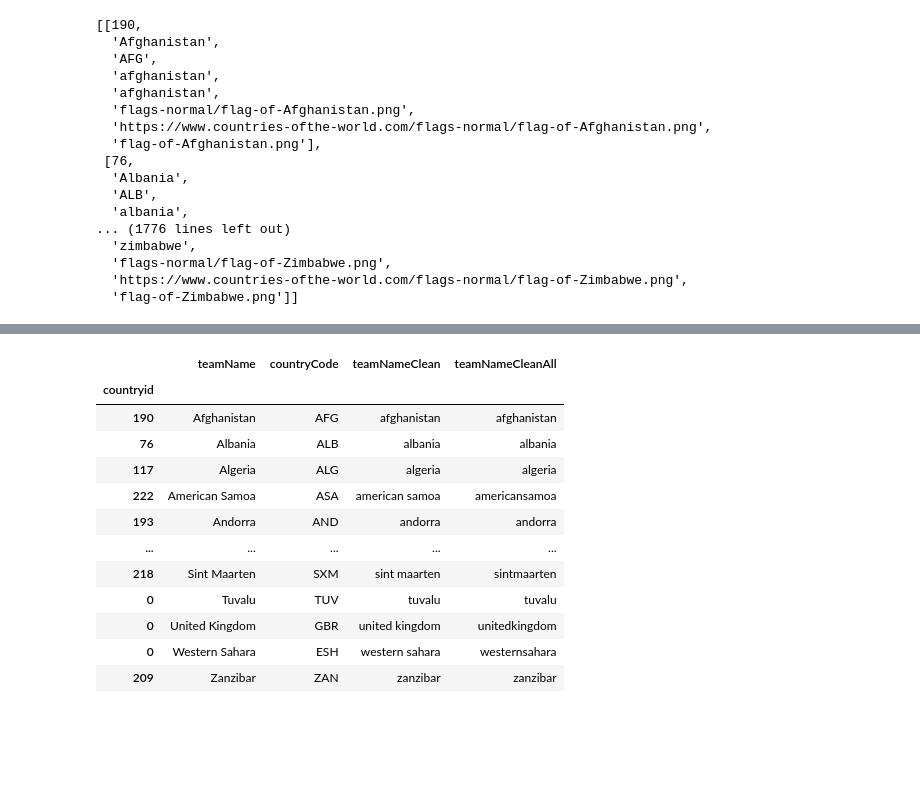
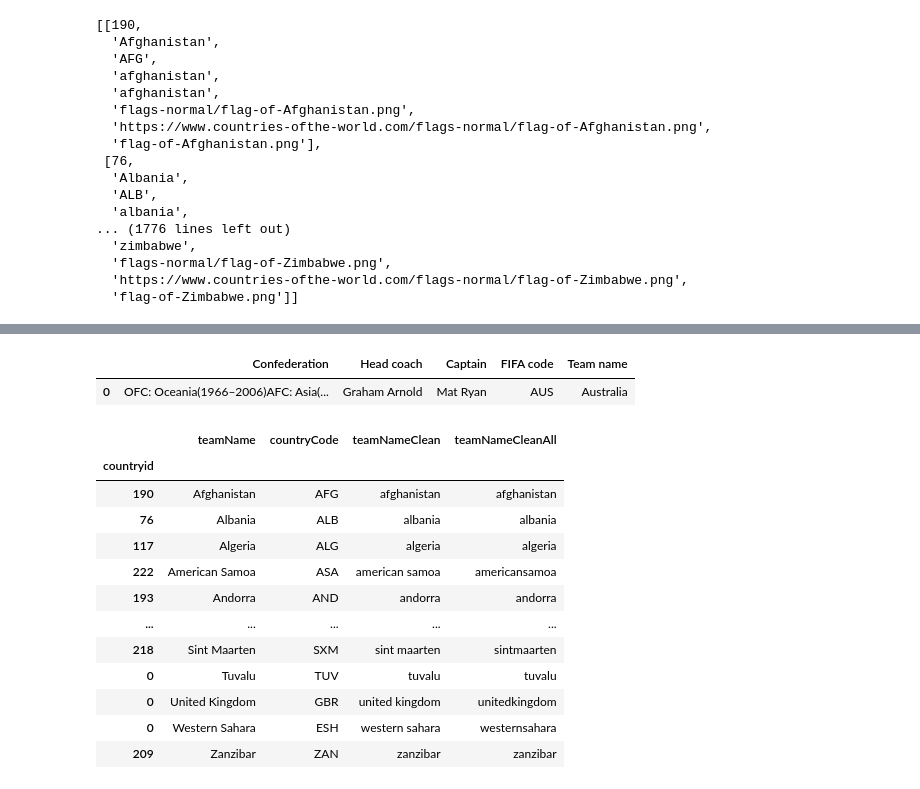
Before and after one commit to bujarkreci/jupyter-project, a Jupyter notebook: callPostgreEx/SubstringFunctionsPandas.ipynb, the cells around one changed output, grey strips where cells are left out. Drawn from its saved outputs; the diff is of its cells as text; code cells hidden in the pictures; blank space fills up the shorter version.

```diff
--- a/callPostgreEx/SubstringFunctionsPandas.ipynb
+++ b/callPostgreEx/SubstringFunctionsPandas.ipynb
@@ -551,0 +614,7 @@ DataError: (pyodbc.DataError) ('22018', '[22018] [Microsoft][ODBC Driver 17 for
+# %%
+CompleteShow=team[0].getCompleteTeamDetails(countrymapping, allteamsabove,'local')
+#cols = ["Position","Player name","Date of birth","Caps","Goals","Current club","Country","FlagPath","filename_x","image"]
+#CompleteShow = CompleteShow[cols]
+#CompleteShow
+HTML(CompleteShow.to_html(formatters={'image': image_formatter}, escape=False))
+#CompleteShow
@@ -552,3 +623,75 @@ DataError: (pyodbc.DataError) ('22018', '[22018] [Microsoft][ODBC Driver 17 for
+# %%
+import xlsxwriter
+import numpy as np
+import os
+
+def append_xls(fpath, l, df, sheet_name):
+    workbook = xlsxwriter.Workbook(fpath)
+    worksheet = workbook.add_worksheet(sheet_name)
+
+    text_format = workbook.add_format({'align': 'left', 'bold': True})
+    header_format = workbook.add_format({'align': 'left', 'fg_color': 'gray', 'bold': True})
+
+    # Widen the first column to make the text clearer.
+    #worksheet.set_column('A:A', 30)
+    #cols = ["Team name","FIFA code","Captain","Head coach","Confederation"]
+    # Insert an image.
+    worksheet.write_row(1, 1, l.columns, header_format)
+    for i, colu in enumerate(l.columns, start=1):
+        worksheet.write_row(2, i, l[colu], text_format)
+    #worksheet.insert_image('G2', 'python.png')
+
+    worksheet.set_column(9, 10)
+    #worksheet.set_row(1, 7)
+
+    worksheet.write_row(3, 1, df.columns, header_format)
+    numpimg = np.array(df["FlagPath"])
+    start_row = 3
+    for i, column in enumerate(df.columns, start=1):
+        worksheet.write_column(start_row+1, i, df[column], text_format)
+
+    image_width = 204.0
+    image_height = 120.0
+
+    cell_width = 54.0
+    cell_height = 26.0
+
+    x_scale = cell_width/image_width
+    y_scale = cell_height/image_height
+
+    for ima in numpimg:
+        worksheet.insert_image(start_row+1, 8, ima, {'x_scale': x_scale, 'y_scale': y_scale})
+        worksheet.set_row(start_row+1, 25)
+        start_row +=1
+
+    #worksheet.write_row('A2', l)
+    # Insert an image offset in the cell.
+    #worksheet.write('A4', df)
+    #worksheet.insert_image('G4', df["FlagPath"], {'x_offset': 5, 'y_offset': 5})
+
+    # Insert an image with scaling.
+    #worksheet.write('A23', 'Insert a scaled image:')
+    #worksheet.insert_image('B23', 'python.png', {'x_scale': 0.5, 'y_scale': 0.5})
+
+    workbook.close()
+
+cols = ["Position","Player name","Date of birth","Caps","Goals","Current club","Country","FlagPath"]
+CompleteShow = CompleteShow[cols]
+ass=dict(team[0])
+ass = ass['team head']
+ass = pd.DataFrame(ass)
+ass['Team name'] = team[0].teamname
+ass = ass.loc[:, ass.columns != 'teamid']
+
+##teamname = pd.DataFrame(team[1].teamname)
+#dfNew=pd.concat([ass,CompleteShow],axis=0, ignore_index=True)
+#append_to_excel('FifaWC2022/filesexport.xlsx', dfNew, team[0].teamname)
+
+append_xls('FifaWC2022/filesexport.xlsx',ass, CompleteShow, team[0].teamname)
+ass
+# %% [output]
+|  | Confederation | Head coach | Captain | FIFA code | Team name |
+| 0 | OFC: Oceania(1966–2006)AFC: Asia(... | Graham Arnold | Mat Ryan | AUS | Australia |
 # %%
 import pandas as pd
 import numpy as np
```
Also changed, not shown: parts of 9 cells of this notebook, 5 other files.
